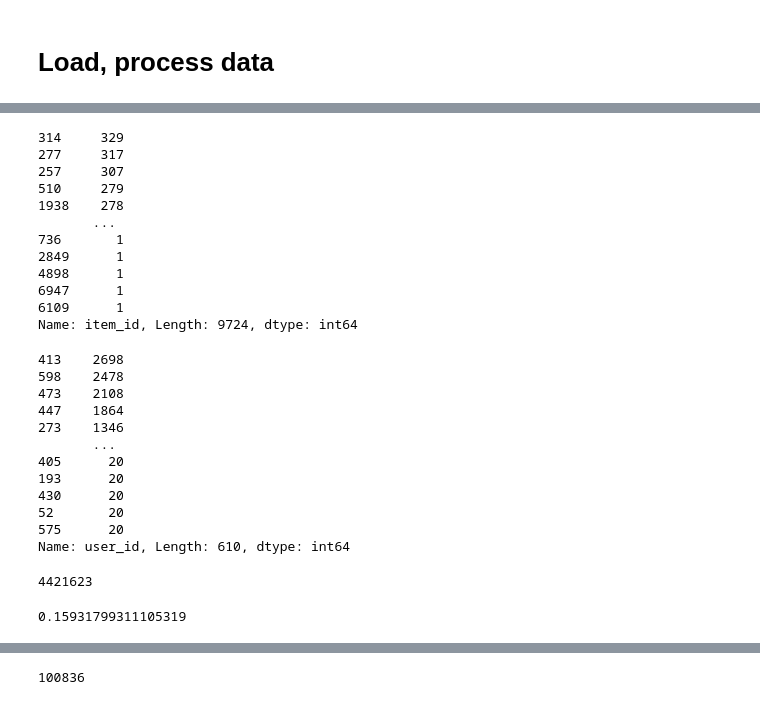
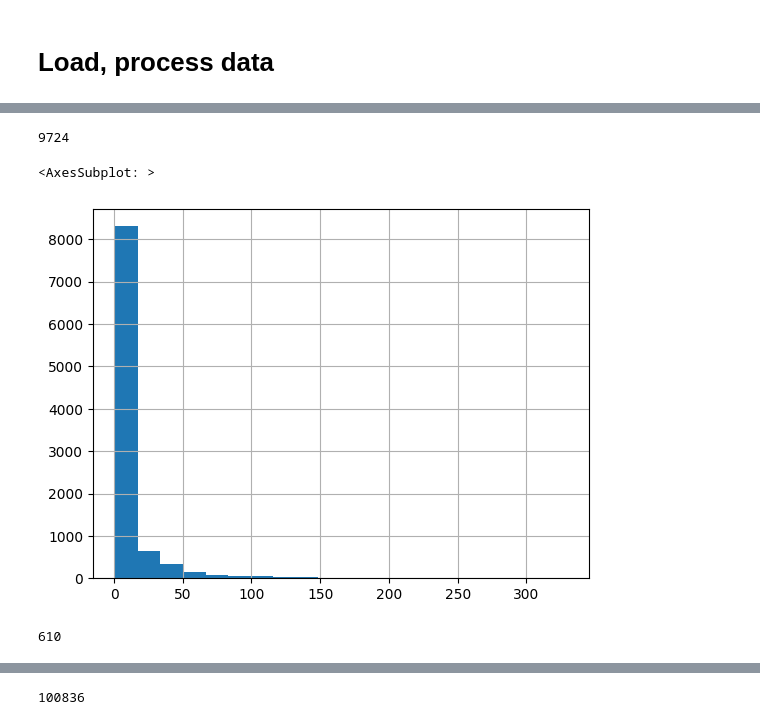
Before and after one commit to Joelino/das-recommenders, a Jupyter notebook: Benchmarks.ipynb, the cells around one changed output, grey strips where cells are left out. Cells and saved outputs as stored; diff of their text form; code cells hidden in the pictures.

```diff
--- a/Benchmarks.ipynb
+++ b/Benchmarks.ipynb
@@ -34,38 +41,15 @@ ratings
+# %%
+ratings.columns = ["user_id", "item_id", "rating", "timestamp"]
 # %%
-ratings.item_id.value_counts()
+ratings.item_id.nunique()
 # %% [output]
-314     329
-277     317
-257     307
-510     279
-1938    278
-       ...
-736       1
-2849      1
-4898      1
-6947      1
-6109      1
-Name: item_id, Length: 9724, dtype: int64
+9724
+# %%
+ratings.item_id.value_counts().hist(bins=20)
+# %% [output]
+<AxesSubplot: >
+[figure, added]
 # %%
-ratings.user_id.value_counts()
+ratings.user_id.nunique()
 # %% [output]
-413    2698
-598    2478
-473    2108
-447    1864
-273    1346
-       ...
-405      20
-193      20
-430      20
-52       20
-575      20
-Name: user_id, Length: 610, dtype: int64
+610
-# %%
-len(user_item_limited)
-# %% [output]
-4421623
-# %%
-4421623 / 27753444
-# %% [output]
-0.15931799311105319
```
Also changed, not shown: parts of 9 cells of this notebook, 1 other file.
